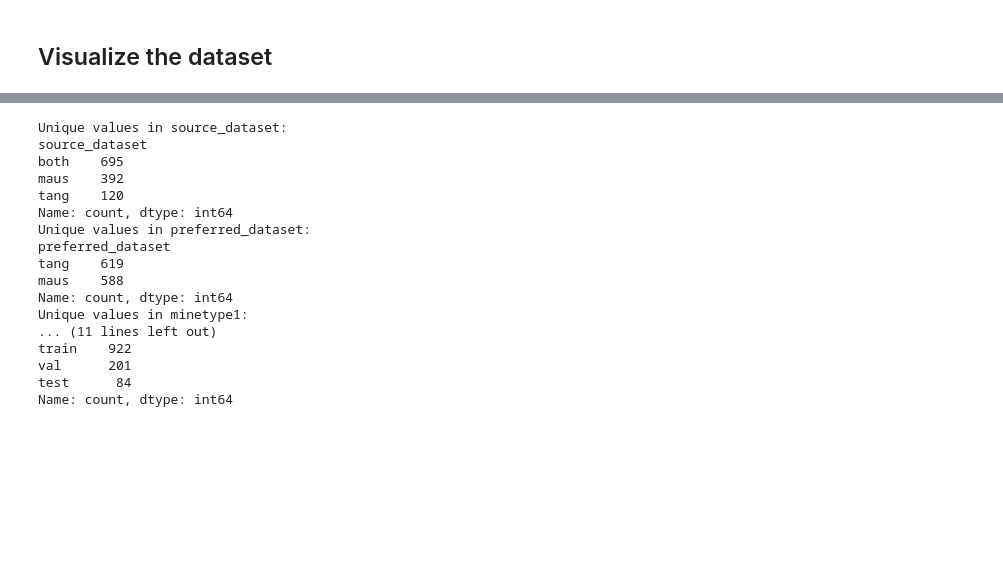
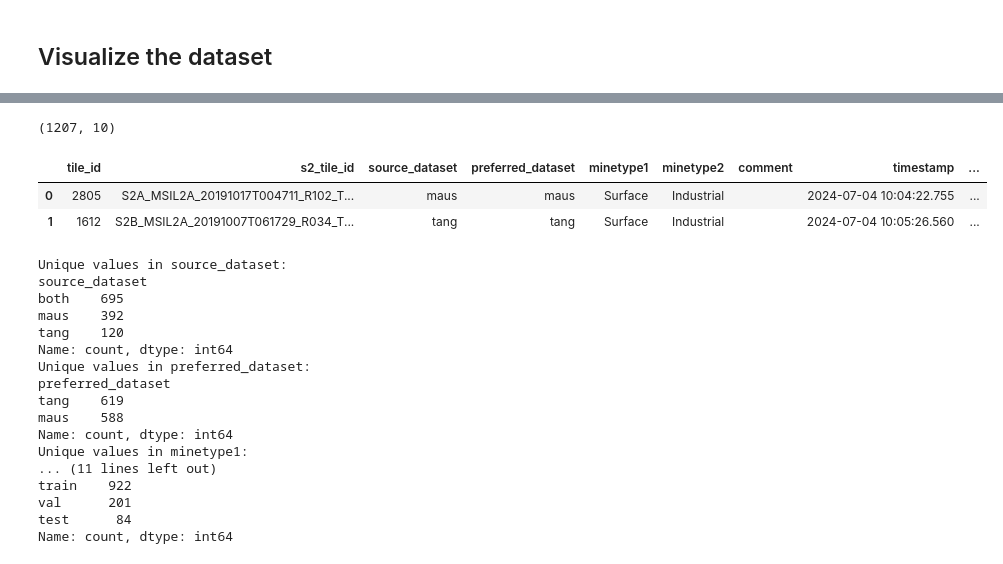
Before and after one commit to SimonJasansky/mine-segmentation, a Jupyter notebook: notebooks/data/04_check_dataset.ipynb, the cells around one changed output, grey strips where cells are left out. Cells and saved outputs as stored; diff of their text form; code cells hidden in the pictures; blank space fills up the shorter version.

```diff
--- a/notebooks/data/04_check_dataset.ipynb
+++ b/notebooks/data/04_check_dataset.ipynb
@@ -309,3 +286,13 @@ data.head(2)
+# %%
+# only tiles with split
+data = tiles[tiles["split"].notnull()]
+print(data.shape)
+data.head(2)
+# %% [output]
+(1207, 10)
+|  | tile_id | s2_tile_id | source_dataset | preferred_dataset | minetype1 | minetype2 | comment | timestamp | ... |
+| 0 | 2805 | S2A_MSIL2A_20191017T004711_R102_T... | maus | maus | Surface | Industrial |  | 2024-07-04 10:04:22.755 | ... |
+| 1 | 1612 | S2B_MSIL2A_20191007T061729_R034_T... | tang | tang | Surface | Industrial |  | 2024-07-04 10:05:26.560 | ... |
 # %%
 # Provide unique value counts for categorical columns
 categorical_columns = ['source_dataset', 'preferred_dataset', 'minetype1', 'minetype2', 'split']
```
Also changed, not shown: parts of 10 cells of this notebook, 1 other file.
